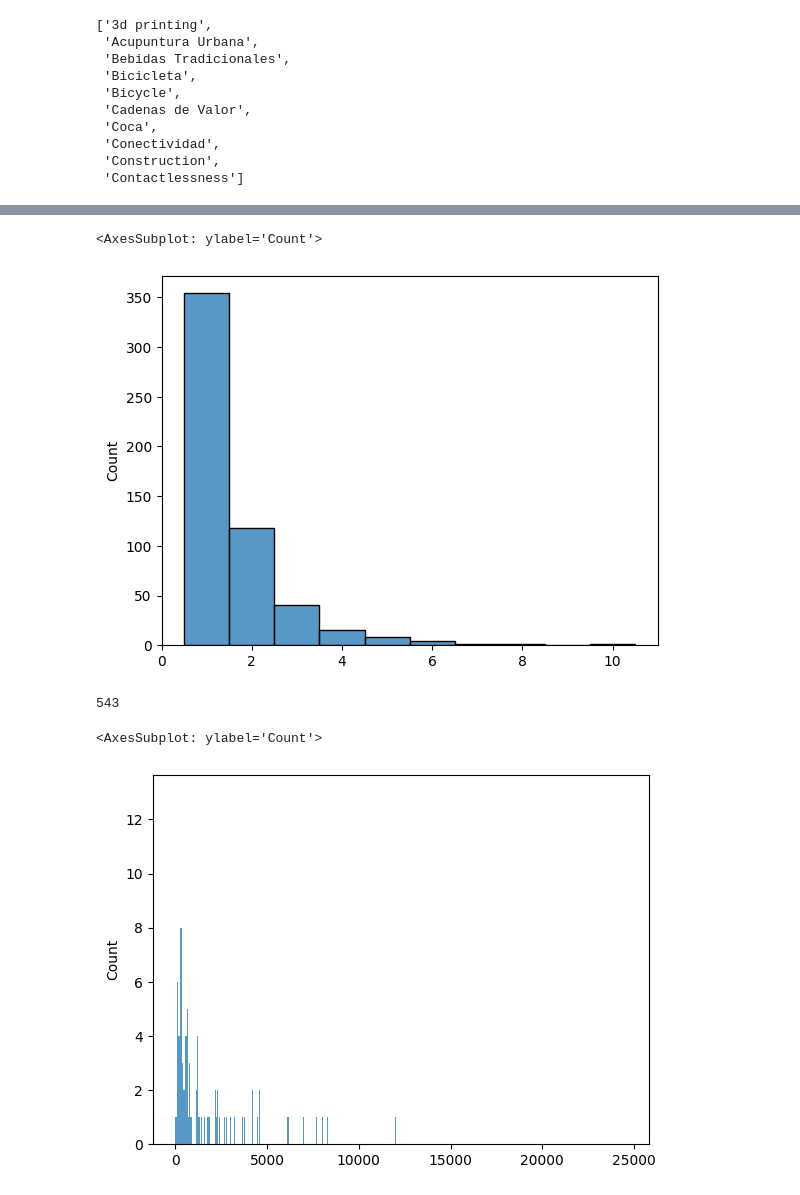
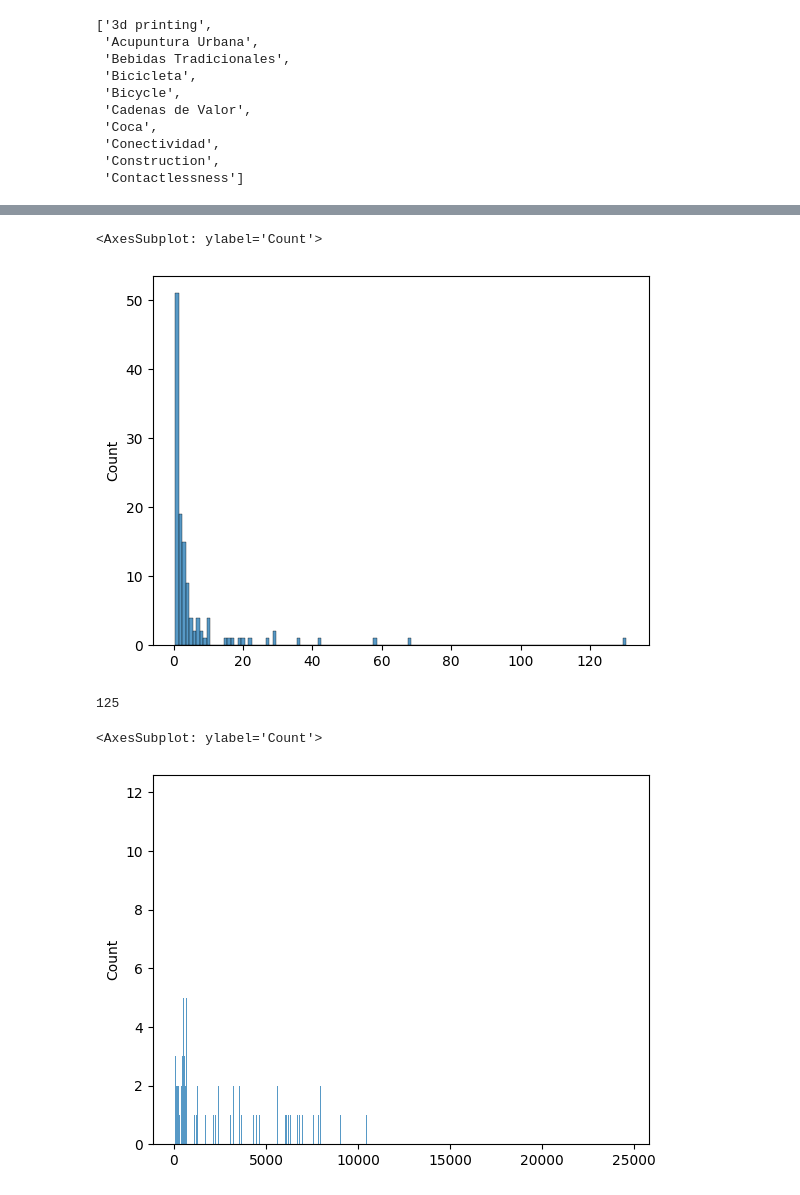
Before and after one commit to JosuaKrause/smartsearch, a Jupyter notebook: notebooks/model.ipynb, the cells around one changed output, grey strips where cells are left out. Drawn from its saved outputs; the diff is of its cells as text; code cells hidden in the pictures.

```diff
--- a/notebooks/model.ipynb
+++ b/notebooks/model.ipynb
@@ -430,5 +433,6 @@ def run_training(*, prefix, num_epochs, train_size, train_df_gen, test_df, confi
     return harness
 # %%
 DF = pd.read_parquet("traintest.pq")
+DF = DF[DF["lang"] == "en"]
 DF
 # %% [output]
@@ -505,7 +509,15 @@ TAGS[:10]
  'Contactlessness']
 # %%
 def clean(text: str) -> str:
-    return re.sub("[ \t]+", " ", re.sub("\n[ \t]+", "\n", re.sub("\n\n+", "\n", re.sub("\r", "\n", text.strip()))))
+    text = text.strip()
+    while True:
+        prev_text = text
+        text = unescape(text)
+        if prev_text == text:
+            break
+    text = unicodedata.normalize("NFKC", text)
+    return re.sub("\n\n\n+", "\n\n", re.sub("[ \t]+", " ", re.sub("\n[ \t]+", "\n", re.sub("\n\n+", "\n", re.sub("\r", "\n", text)))))
+
 
 def build_df(full_df: pd.DataFrame, num_rows: int | None, *, prob_correct: float = 0.5) -> pd.DataFrame:
     df_builder = {
@@ -1145,15 +1157,15 @@ sns.histplot([len(c) for c in sm_doc_clusters.values()], discrete=True)
 with open(f"sm_doc_clusters_{VERSION}.json", "w") as fout:
     print(json.dumps(sm_doc_clusters, indent=2, sort_keys=True), file=fout)
 # %%
-ap_doc_clusters = get_doc_clusters_from_db("ap", 0.0005)
+ap_doc_clusters = get_doc_clusters_from_db("ap", 0.0003)
 sns.histplot([len(c) for c in ap_doc_clusters.values()], discrete=True)
 # %% [output]
 <AxesSubplot: ylabel='Count'>
-[figure, old version]
+[figure, new version]
 # %%
 len(ap_doc_clusters)
 # %% [output]
-543
+125
 # %%
 with open(f"ap_doc_clusters_{VERSION}.json", "w") as fout:
     print(json.dumps(ap_doc_clusters, indent=2, sort_keys=True), file=fout)
@@ -1161,7 +1173,7 @@ with open(f"ap_doc_clusters_{VERSION}.json", "w") as fout:
 sns.histplot([len(clean(txt)) for txt in LOOKUP_DF["text"]], discrete=True)
 # %% [output]
 <AxesSubplot: ylabel='Count'>
-[figure, old version]
+[figure, new version]
 # %%
 ix = np.argmax([len(clean(txt)) for txt in LOOKUP_DF["text"]])
 ix, DF.iloc[ix], len(LOOKUP_DF.iloc[ix]["text"])
```
Also changed, not shown: parts of 33 cells of this notebook, 3 other files.
